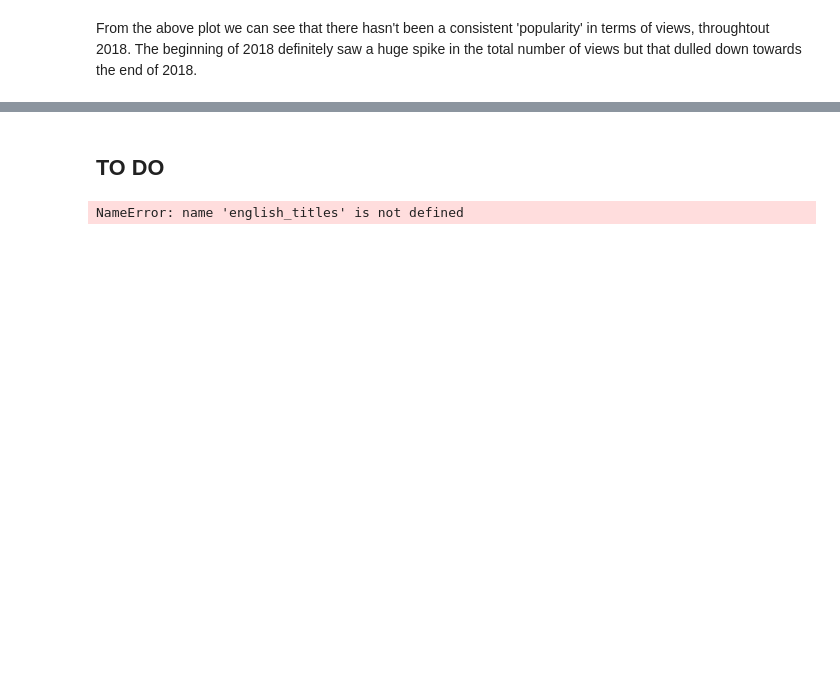
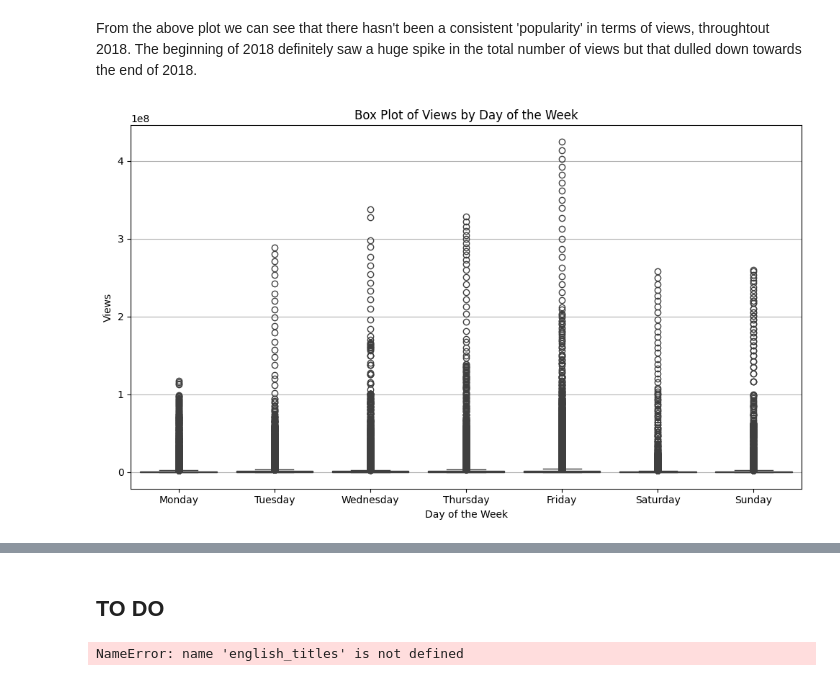
Before and after one commit to SAnand2903/BA830, a Jupyter notebook: BA830_Project.ipynb, the cells around one changed output, grey strips where cells are left out. Saved outputs shown, nothing was run; the diff lists cells and outputs as text; code cells hidden in the pictures; blank space fills up the shorter version.

```diff
--- a/BA830_Project.ipynb
+++ b/BA830_Project.ipynb
@@ -222,2 +213,15 @@ plt.show()
 # %% [markdown]
 From the above plot we can see that there hasn't been a consistent 'popularity' in terms of views, throughtout 2018. The beginning of 2018 definitely saw a huge spike in the total number of views but that dulled down towards the end of 2018.
+# %%
+# Comparing days of the week with views
+plt.figure(figsize=(10, 6))
+sns.boxplot(x='published_day_of_week', y='views', data=df, order=['Monday', 'Tuesday', 'Wednesday', 'Thursday', 'Friday', 'Saturday', 'Sunday'])
+plt.title('Box Plot of Views by Day of the Week')
+plt.xlabel('Day of the Week')
+plt.ylabel('Views')
+plt.xticks(rotation=0)
+plt.grid(axis='y')
+plt.tight_layout()
+plt.show()
+# %% [output]
+[figure, added]
```
Also changed, not shown: parts of 10 cells of this notebook.
